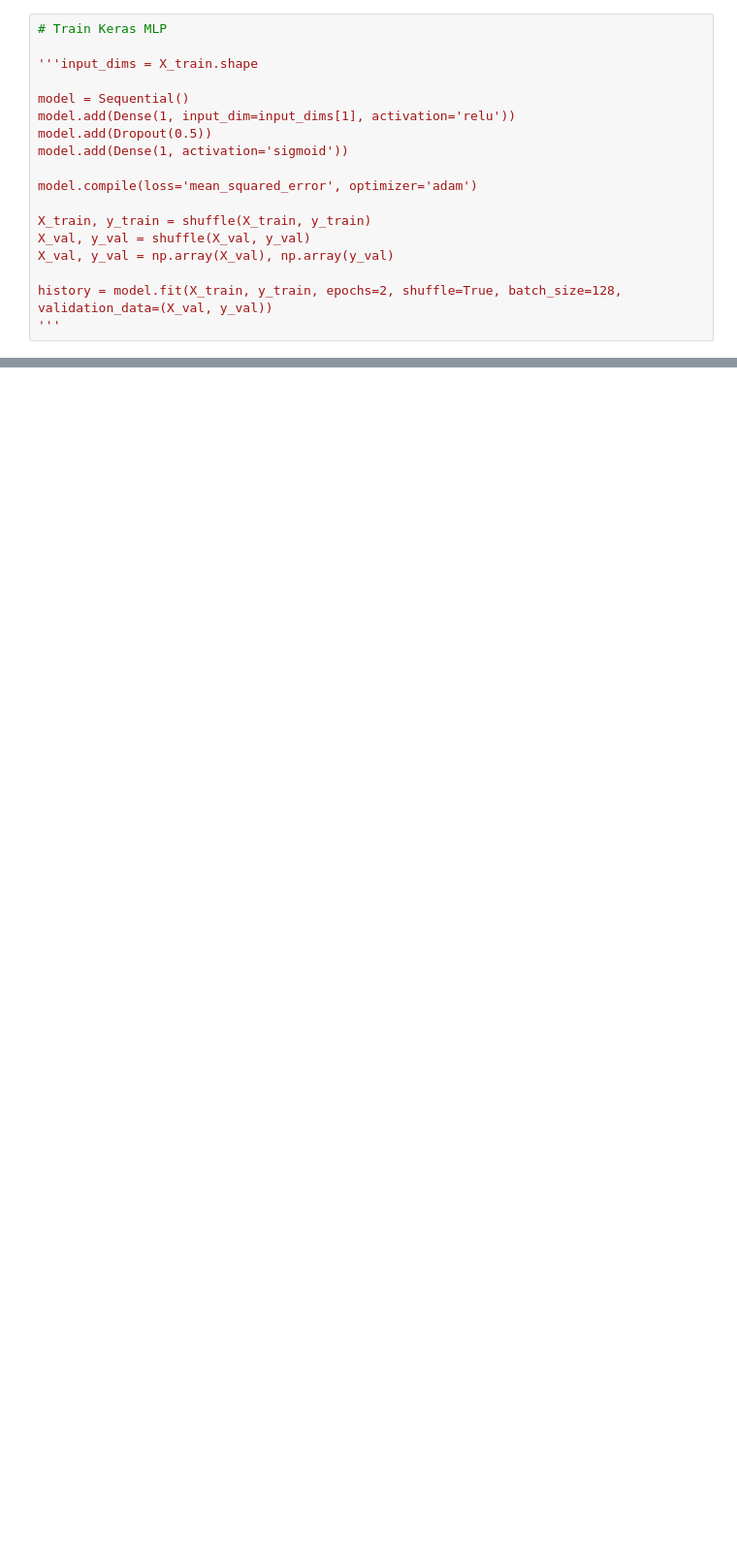
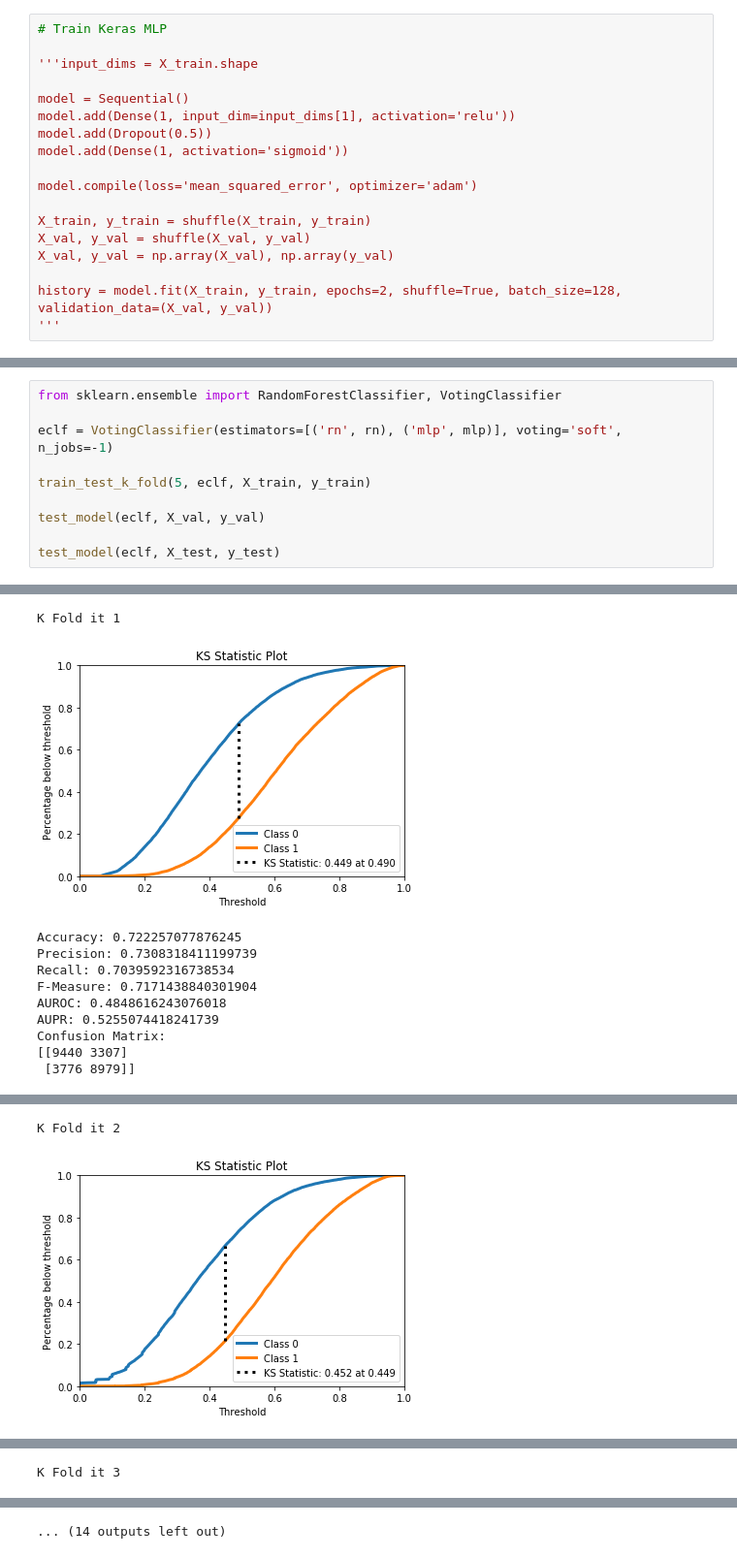
Before and after one commit to LeonardoGaldino/RN_Project, a Jupyter notebook: main.ipynb, the cells around one changed output, grey strips where cells are left out. Shown at 97% size. Cells and saved outputs as stored; diff of their text form; blank space fills up the shorter version.

```diff
--- a/main.ipynb
+++ b/main.ipynb
@@ -261,0 +451,11 @@ test_model(mlp, X_test, y_test)
+# %%
+from sklearn.ensemble import RandomForestClassifier, VotingClassifier
+
+eclf = VotingClassifier(estimators=[('rn', rn), ('mlp', mlp)], voting='soft', n_jobs=-1)
+
+train_test_k_fold(5, eclf, X_train, y_train)
+
+test_model(eclf, X_val, y_val)
+
+test_model(eclf, X_test, y_test)
+# %% [output]
@@ -261,0 +466,11 @@ test_model(mlp, X_test, y_test)
+K Fold it 1
+[figure, added]
+Accuracy: 0.722257077876245
+Precision: 0.7308318411199739
+Recall: 0.7039592316738534
+F-Measure: 0.7171438840301904
+AUROC: 0.4848616243076018
+AUPR: 0.5255074418241739
+Confusion Matrix:
+[[9440 3307]
+ [3776 8979]]
@@ -261,0 +481,2 @@ test_model(mlp, X_test, y_test)
+K Fold it 2
+[figure, added]
@@ -261,0 +496 @@ test_model(mlp, X_test, y_test)
+K Fold it 3
@@ -261,0 +507 @@ test_model(mlp, X_test, y_test)
+... (14 outputs left out)
```
Also changed, not shown: parts of 23 cells of this notebook.
